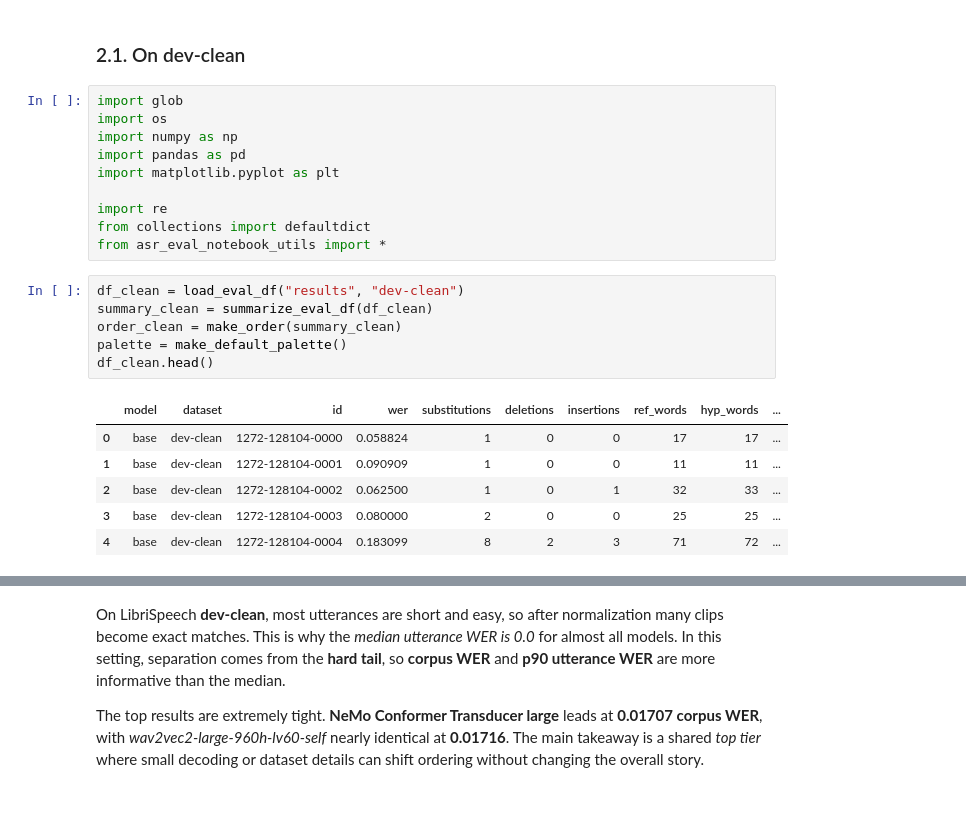
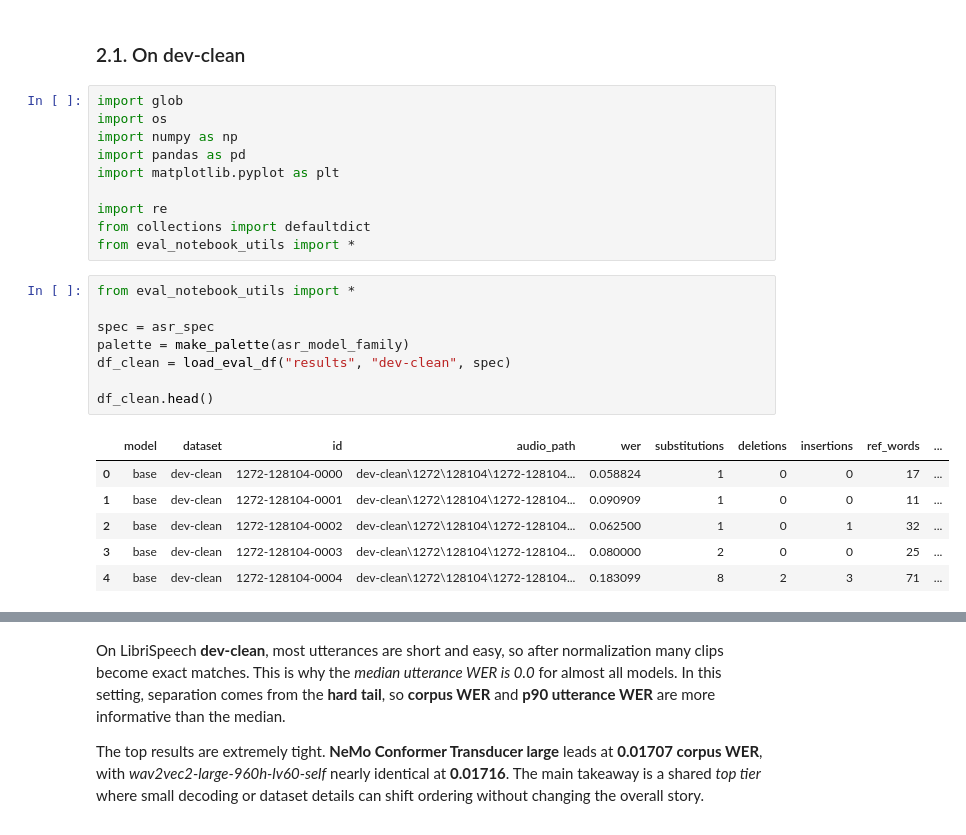
Before and after one commit to kevinhuads/nlp-transcript-intelligence, a Jupyter notebook: eval/asr_eval_notebook.ipynb, the cells around one changed output, grey strips where cells are left out. Drawn from its saved outputs; the diff is of its cells as text.

```diff
--- a/eval/asr_eval_notebook.ipynb
+++ b/eval/asr_eval_notebook.ipynb
@@ -118,18 +118,20 @@ import matplotlib.pyplot as plt
 
 import re
 from collections import defaultdict
-from asr_eval_notebook_utils import *
+from eval_notebook_utils import *
 # %%
-df_clean = load_eval_df("results", "dev-clean")
-summary_clean = summarize_eval_df(df_clean)
-order_clean = make_order(summary_clean)
-palette = make_default_palette()
+from eval_notebook_utils import *
+
+spec = asr_spec
+palette = make_palette(asr_model_family)
+df_clean = load_eval_df("results", "dev-clean", spec)
+
 df_clean.head()
 # %% [output]
-|  | model | dataset | id | wer | substitutions | deletions | insertions | ref_words | hyp_words | ... |
-| 0 | base | dev-clean | 1272-128104-0000 | 0.058824 | 1 | 0 | 0 | 17 | 17 | ... |
-| 1 | base | dev-clean | 1272-128104-0001 | 0.090909 | 1 | 0 | 0 | 11 | 11 | ... |
-| 2 | base | dev-clean | 1272-128104-0002 | 0.062500 | 1 | 0 | 1 | 32 | 33 | ... |
-| 3 | base | dev-clean | 1272-128104-0003 | 0.080000 | 2 | 0 | 0 | 25 | 25 | ... |
-| 4 | base | dev-clean | 1272-128104-0004 | 0.183099 | 8 | 2 | 3 | 71 | 72 | ... |
+|  | model | dataset | id | audio_path | wer | substitutions | deletions | insertions | ref_words | ... |
+| 0 | base | dev-clean | 1272-128104-0000 | dev-clean\1272\128104\1272-128104... | 0.058824 | 1 | 0 | 0 | 17 | ... |
+| 1 | base | dev-clean | 1272-128104-0001 | dev-clean\1272\128104\1272-128104... | 0.090909 | 1 | 0 | 0 | 11 | ... |
+| 2 | base | dev-clean | 1272-128104-0002 | dev-clean\1272\128104\1272-128104... | 0.062500 | 1 | 0 | 1 | 32 | ... |
+| 3 | base | dev-clean | 1272-128104-0003 | dev-clean\1272\128104\1272-128104... | 0.080000 | 2 | 0 | 0 | 25 | ... |
+| 4 | base | dev-clean | 1272-128104-0004 | dev-clean\1272\128104\1272-128104... | 0.183099 | 8 | 2 | 3 | 71 | ... |
 # %%
```
Also changed, not shown: parts of 9 cells of this notebook, 12 other files.
